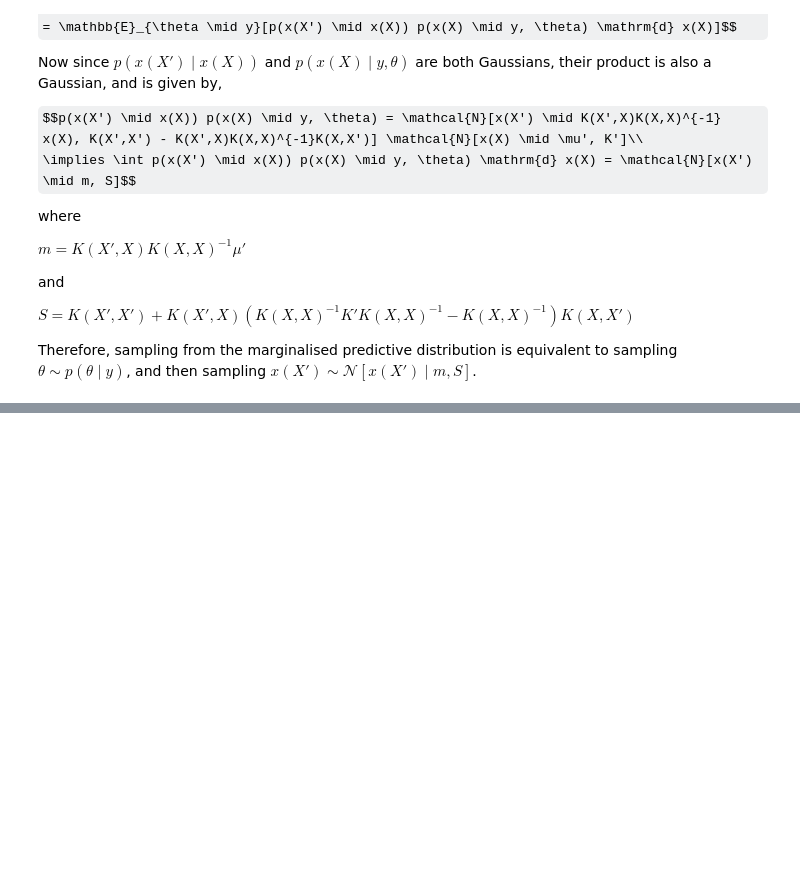
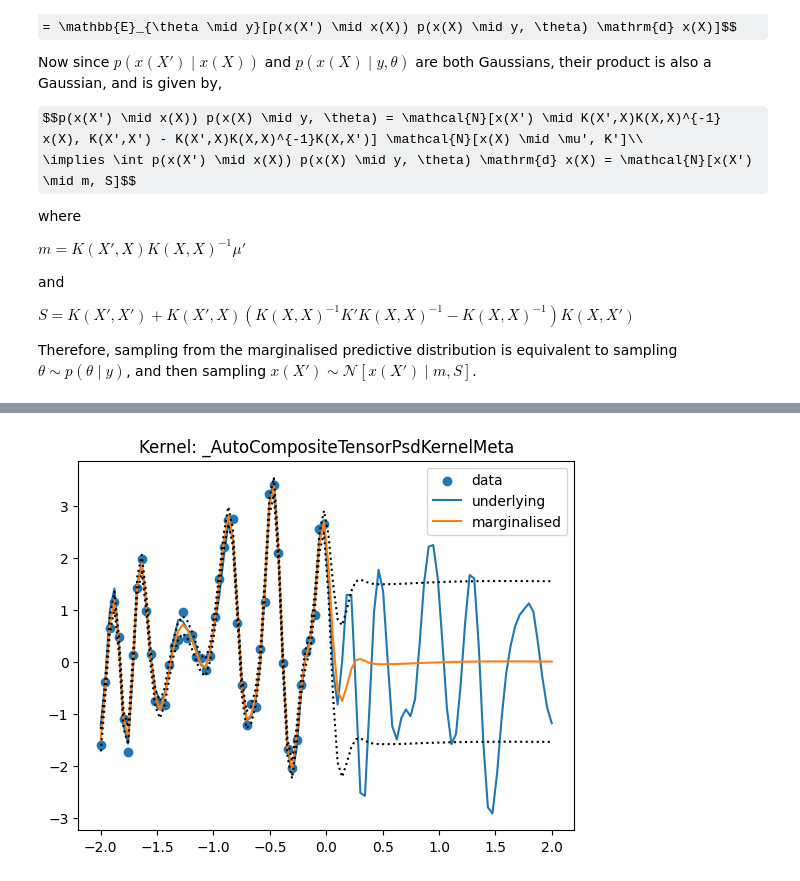
Before and after one commit to Joshuaalbert/jaxns, a Jupyter notebook: docs/examples/gaussian_process_marginalisation_spectral.ipynb, the cells around one changed output, grey strips where cells are left out. Cells and saved outputs as stored; diff of their text form; code cells hidden in the pictures; some formulas as TeX source; blank space fills up the shorter version.

```diff
--- a/docs/examples/gaussian_process_marginalisation_spectral.ipynb
+++ b/docs/examples/gaussian_process_marginalisation_spectral.ipynb
@@ -263,0 +218,40 @@ WARNING[2023-07-16 11:22:22,120]: No artists with labels found to put in legend.
+# %%
+def predict_f_fn(uncert, locs, scales, logits):
+    kernel_params = dict(locs=locs,
+                         scales=scales,
+                         logits=logits)
+    Kxx = tfpk.SpectralMixture(**kernel_params).matrix(X, X)
+    Ksx = tfpk.SpectralMixture(**kernel_params).matrix(Xstar, X)
+    data_cov = jnp.square(uncert) * jnp.eye(X.shape[0])
+    return Ksx @ jnp.linalg.solve(Kxx + data_cov, Y_obs)
+
+
+def predict_fvar_fn(uncert, locs, scales, logits):
+    kernel_params = dict(locs=locs,
+                         scales=scales,
+                         logits=logits)
+    Kxx = tfpk.SpectralMixture(**kernel_params).matrix(X, X)
+    Ksx = tfpk.SpectralMixture(**kernel_params).matrix(Xstar, X)
+    Kss = tfpk.SpectralMixture(**kernel_params).matrix(Xstar, Xstar)
+    data_cov = jnp.square(uncert) * jnp.eye(X.shape[0])
+    return jnp.diag(Kss - Ksx @ jnp.linalg.solve(Kxx + data_cov, Ksx.T))
+
+
+predict_f = marginalise_dynamic(random.PRNGKey(42), results.samples, results.log_dp_mean,
+                                results.ESS, predict_f_fn)
+
+predict_fvar = marginalise_dynamic(random.PRNGKey(42), results.samples, results.log_dp_mean,
+                                   results.ESS, predict_fvar_fn)
+
+plt.scatter(X[:, 0], Y_obs, label='data')
+plt.plot(Xstar[:, 0], Y, label='underlying')
+plt.plot(Xstar[:, 0], predict_f, label='marginalised')
+plt.plot(Xstar[:, 0], predict_f + jnp.sqrt(predict_fvar), ls='dotted',
+         c='black')
+plt.plot(Xstar[:, 0], predict_f - jnp.sqrt(predict_fvar), ls='dotted',
+         c='black')
+plt.title("Kernel: {}".format(kernel.__class__.__name__))
+plt.legend()
+plt.show()
+# %% [output]
+[figure, added]
```
Also changed, not shown: parts of 4 cells of this notebook, 4 other files.
